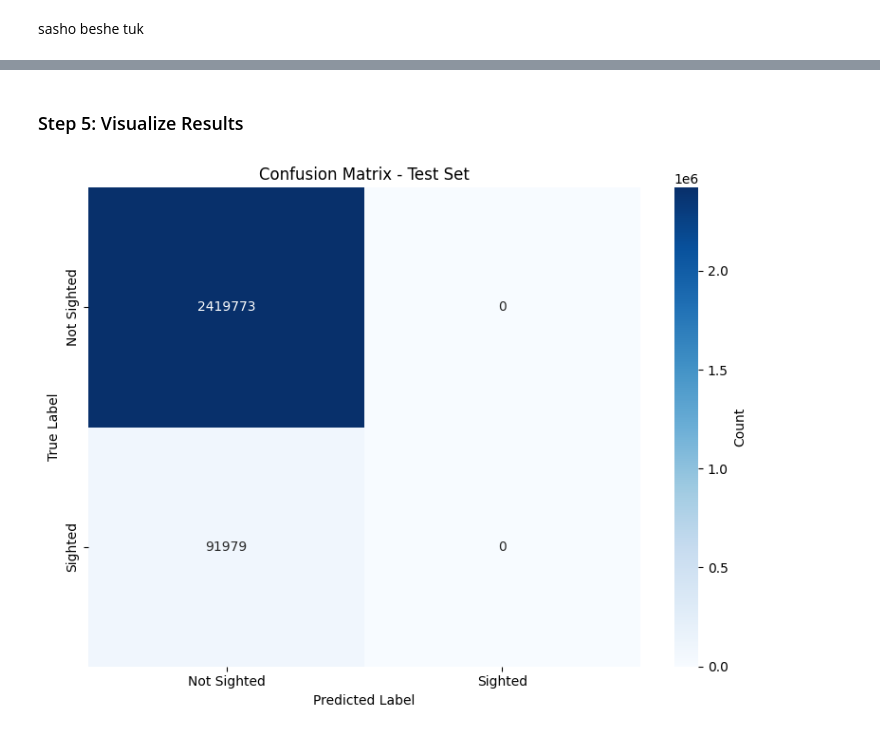
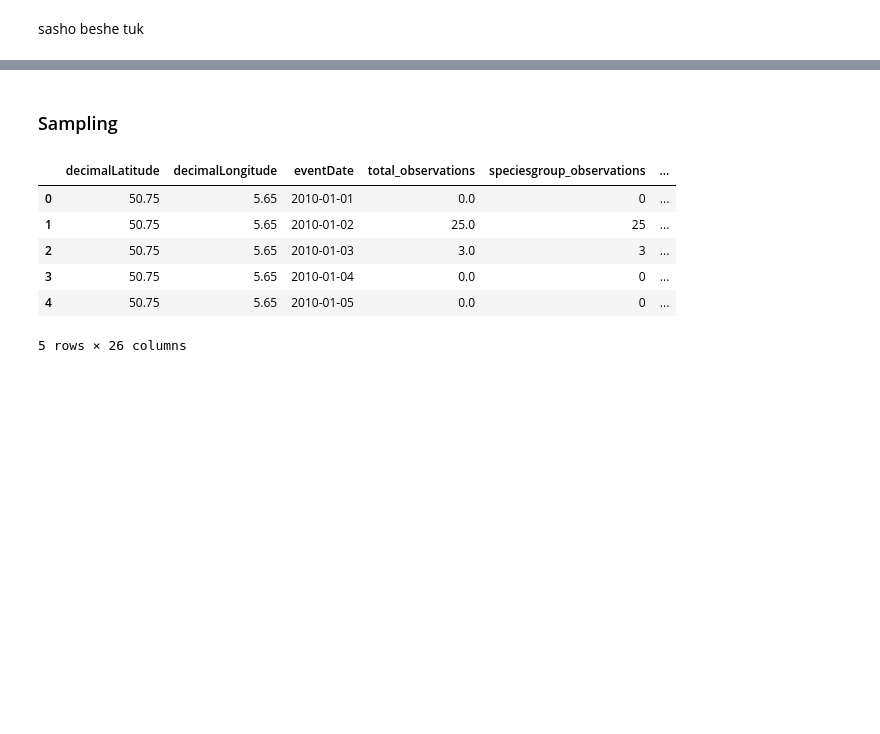
Before and after one commit to kebabzter/the-greatest-cormorant, a Jupyter notebook: notebook-03.ipynb, the cells around one changed output, grey strips where cells are left out. Cells and saved outputs as stored; diff of their text form; code cells hidden in the pictures; blank space fills up the shorter version.

```diff
--- a/notebook-03.ipynb
+++ b/notebook-03.ipynb
@@ -348,16 +2,0 @@ F1-Score:  0.000
-# %% [markdown]
-### Step 5: Visualize Results
-# %%
-cm = confusion_matrix(y_test, y_pred_test)
-plt.figure(figsize=(8, 6))
-sns.heatmap(cm, annot=True, fmt='d', cmap='Blues',
-            xticklabels=['Not Sighted', 'Sighted'],
-            yticklabels=['Not Sighted', 'Sighted'],
-            cbar_kws={'label': 'Count'})
-plt.ylabel('True Label')
-plt.xlabel('Predicted Label')
-plt.title('Confusion Matrix - Test Set')
-plt.tight_layout()
-plt.show()
-# %% [output]
-[figure, removed]
@@ -363,0 +18,12 @@ plt.show()
+# %% [markdown]
+### Sampling
+# %%
+df.head()
+# %% [output]
+|  | decimalLatitude | decimalLongitude | eventDate | total_observations | speciesgroup_observations | ... |
+| 0 | 50.75 | 5.65 | 2010-01-01 | 0.0 | 0 | ... |
+| 1 | 50.75 | 5.65 | 2010-01-02 | 25.0 | 25 | ... |
+| 2 | 50.75 | 5.65 | 2010-01-03 | 3.0 | 3 | ... |
+| 3 | 50.75 | 5.65 | 2010-01-04 | 0.0 | 0 | ... |
+| 4 | 50.75 | 5.65 | 2010-01-05 | 0.0 | 0 | ... |
+5 rows × 26 columns
```
Also changed, not shown: parts of 52 cells of this notebook.
